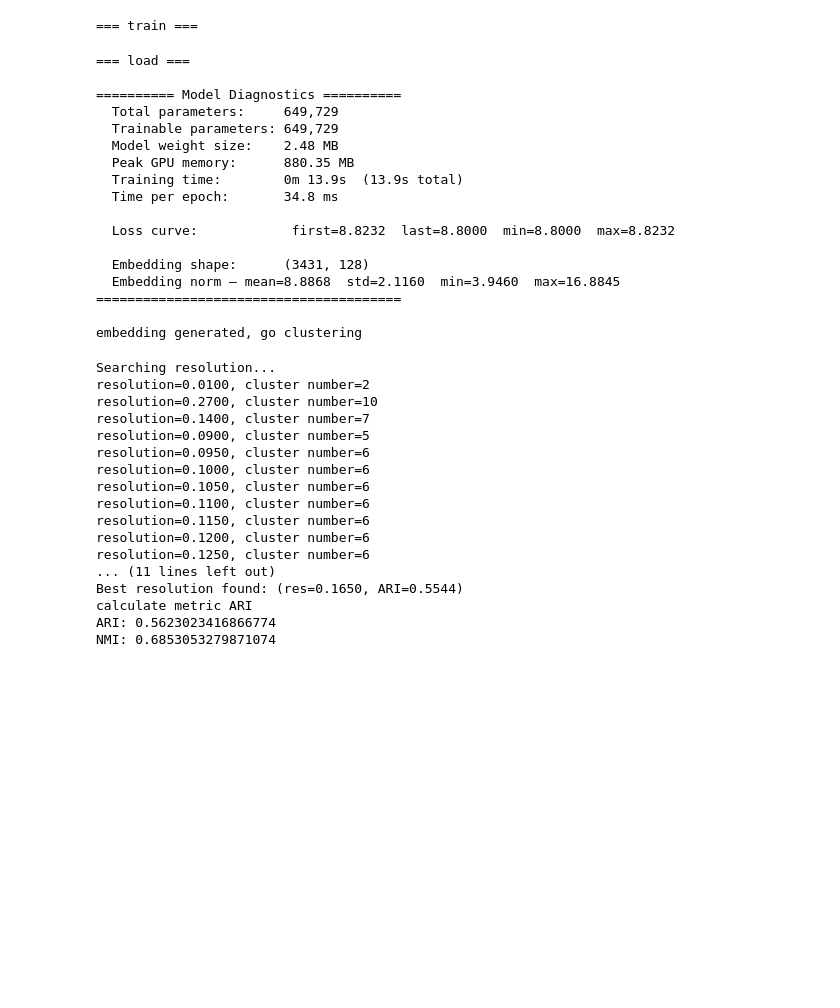
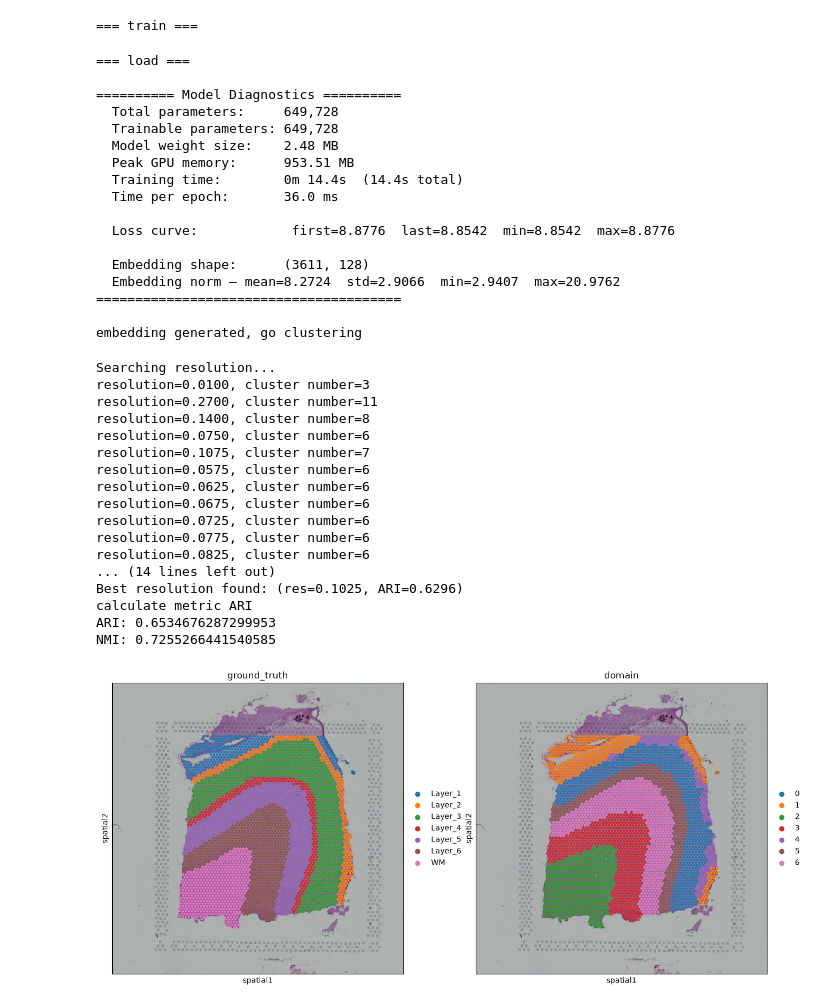
Before and after one commit to Guminola/STAGM, a Jupyter notebook: Test-1.ipynb, the cells around one changed output. Cells and saved outputs as stored; diff of their text form; code cells hidden in the pictures; blank space fills up the shorter version.

```diff
--- a/Test-1.ipynb
+++ b/Test-1.ipynb
@@ -15,7 +15,7 @@ from src.stagm import STAGM
 config = SimpleNamespace(
     seed=39788,
     deterministic=True,
-    activation="prelu",
+    activation="relu",
     num_epochs=400,
     learning_rate=1e-4,
     num_clusters=7,
@@ -29,7 +29,7 @@ config = SimpleNamespace(
 # Initialize the dataset configuration with the specified parameters
 args = SimpleNamespace(
     dataset="DLPFC",
-    slide="151507",
+    slide="151673",
     label=True,
     file_list=None
 )
@@ -87,17 +87,17 @@ stagm.eva()
 === load ===
 
 ========== Model Diagnostics ==========
-  Total parameters:     649,729
-  Trainable parameters: 649,729
+  Total parameters:     649,728
+  Trainable parameters: 649,728
   Model weight size:    2.48 MB
-  Peak GPU memory:      880.35 MB
-  Training time:        0m 13.9s  (13.9s total)
-  Time per epoch:       34.8 ms
+  Peak GPU memory:      953.51 MB
+  Training time:        0m 14.4s  (14.4s total)
+  Time per epoch:       36.0 ms
 
-  Loss curve:            first=8.8232  last=8.8000  min=8.8000  max=8.8232
+  Loss curve:            first=8.8776  last=8.8542  min=8.8542  max=8.8776
 
-  Embedding shape:      (3431, 128)
-  Embedding norm — mean=8.8868  std=2.1160  min=3.9460  max=16.8845
+  Embedding shape:      (3611, 128)
+  Embedding norm — mean=8.2724  std=2.9066  min=2.9407  max=20.9762
 =======================================
 
 embedding generated, go clustering
@@ -106,23 +106,25 @@ embedding generated, go clustering
 stagm.cluster(args.label)
 # %% [output]
 Searching resolution...
-resolution=0.0100, cluster number=2
-resolution=0.2700, cluster number=10
-resolution=0.1400, cluster number=7
-resolution=0.0900, cluster number=5
-resolution=0.0950, cluster number=6
-resolution=0.1000, cluster number=6
-resolution=0.1050, cluster number=6
-resolution=0.1100, cluster number=6
-resolution=0.1150, cluster number=6
-resolution=0.1200, cluster number=6
-resolution=0.1250, cluster number=6
-... (11 lines left out)
-Best resolution found: (res=0.1650, ARI=0.5544)
+resolution=0.0100, cluster number=3
+resolution=0.2700, cluster number=11
+resolution=0.1400, cluster number=8
+resolution=0.0750, cluster number=6
+resolution=0.1075, cluster number=7
+resolution=0.0575, cluster number=6
+resolution=0.0625, cluster number=6
+resolution=0.0675, cluster number=6
+resolution=0.0725, cluster number=6
+resolution=0.0775, cluster number=6
+resolution=0.0825, cluster number=6
+... (14 lines left out)
+Best resolution found: (res=0.1025, ARI=0.6296)
 calculate metric ARI
-ARI: 0.5623023416866774
-NMI: 0.6853053279871074
+ARI: 0.6534676287299953
+NMI: 0.7255266441540585
 # %%
 # Draw the spatial visualization of the clusters
-# stagm.draw_spatial()
+stagm.draw_spatial()
+# %% [output]
+[figure, added]
 # %%
```
Also changed, not shown: parts of 2 cells of this notebook.
